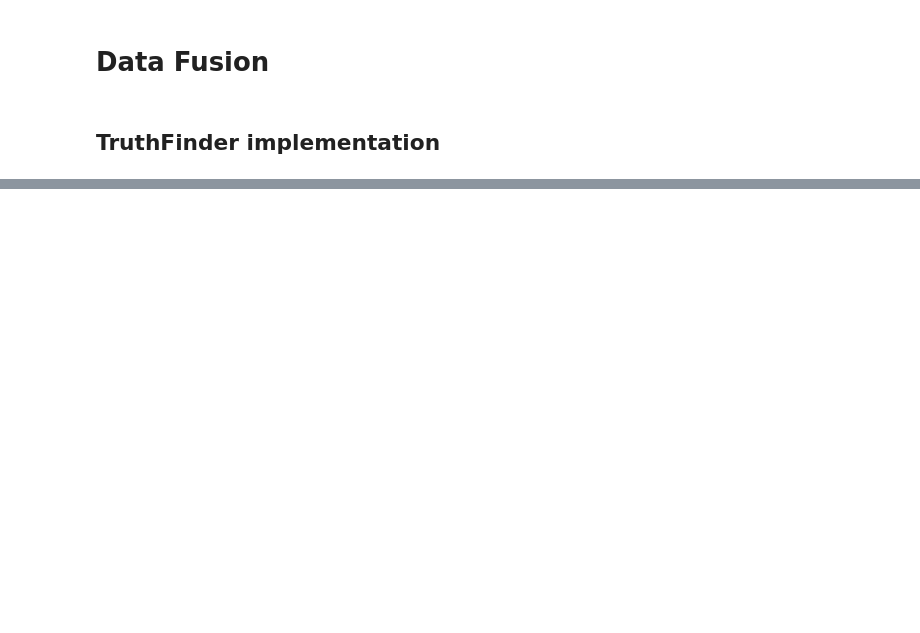
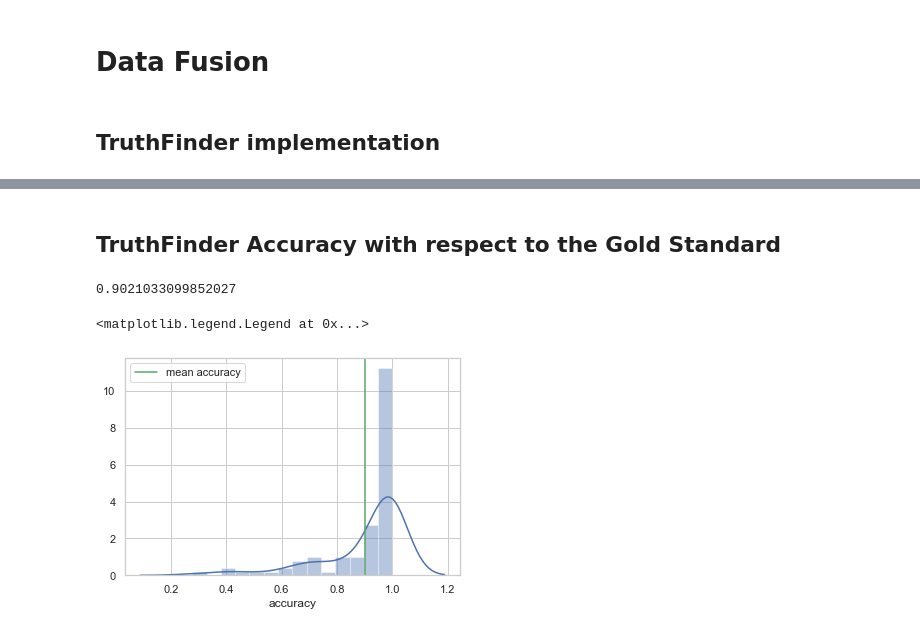
Before and after one commit to nhabbash/truth-discovery, a Jupyter notebook: notebook.ipynb, the cells around one changed output, grey strips where cells are left out. Drawn from its saved outputs; the diff is of its cells as text; code cells hidden in the pictures; blank space fills up the shorter version.

Commit message:
added results analysis

```diff
--- a/notebook.ipynb
+++ b/notebook.ipynb
@@ -240,9 +259,0 @@ dataframe = pd.DataFrame([
-# %%
-from similarity.cosine import Cosine
-
-cosine = Cosine(3)
-s0 = 'donald e knuth'
-s1 = 'knuth donald ervin'
-p0 = cosine.get_profile(s0)
-p1 = cosine.get_profile(s1)
-print(cosine.similarity_profiles(p0, p1))
@@ -261,8 +275,7 @@ array([6, 0, 2, 5], dtype=int64)
 # %%
 from truthfinder import TruthFinder
 # %%
-
-finder = TruthFinder(df,
+finder = TruthFinder(df.copy(),
                      fact="authors",
                      obj="isbn")
 
@@ -275,0 +312,34 @@ finder.df.to_csv("./data/results/complete.csv", index=False)
+# %% [markdown]
+## TruthFinder Accuracy with respect to the Gold Standard
+# %%
+# Create DF holding the GS authors and TF authors for matching
+matching = gs.copy()
+matching = matching.rename(columns = {'authors':'authors_gs'})
+matching = pd.merge(matching, result, on=['isbn']) # Join
+matching = matching.rename(columns = {'authors':'authors_tf'})
+matching = matching[["isbn", "authors_gs", "authors_tf"]] # Select
+# %%
+from strsimpy.cosine import Cosine
+
+def similarity(s1, s2):
+    cosine = Cosine(2)
+    p0 = cosine.get_profile(s1)
+    p1 = cosine.get_profile(s2)
+    return cosine.similarity_profiles(p0, p1)
+
+tf_accuracy = 0.0
+
+matching['accuracy'] = matching.apply(lambda row:
+                                      similarity(row["authors_gs"],
+                                                 row["authors_tf"]),
+                                      axis = 1)
+tf_accuracy = matching.accuracy.mean()
+# %% [output]
+0.9021033099852027
+# %%
+ax = sns.distplot(matching.accuracy);
+ax.axvline(tf_accuracy, color='g')
+plt.legend({'mean accuracy': tf_accuracy})
+# %% [output]
+<matplotlib.legend.Legend at 0x...>
+[figure, added]
```
Also changed, not shown: parts of 25 cells of this notebook, 6 other files.
